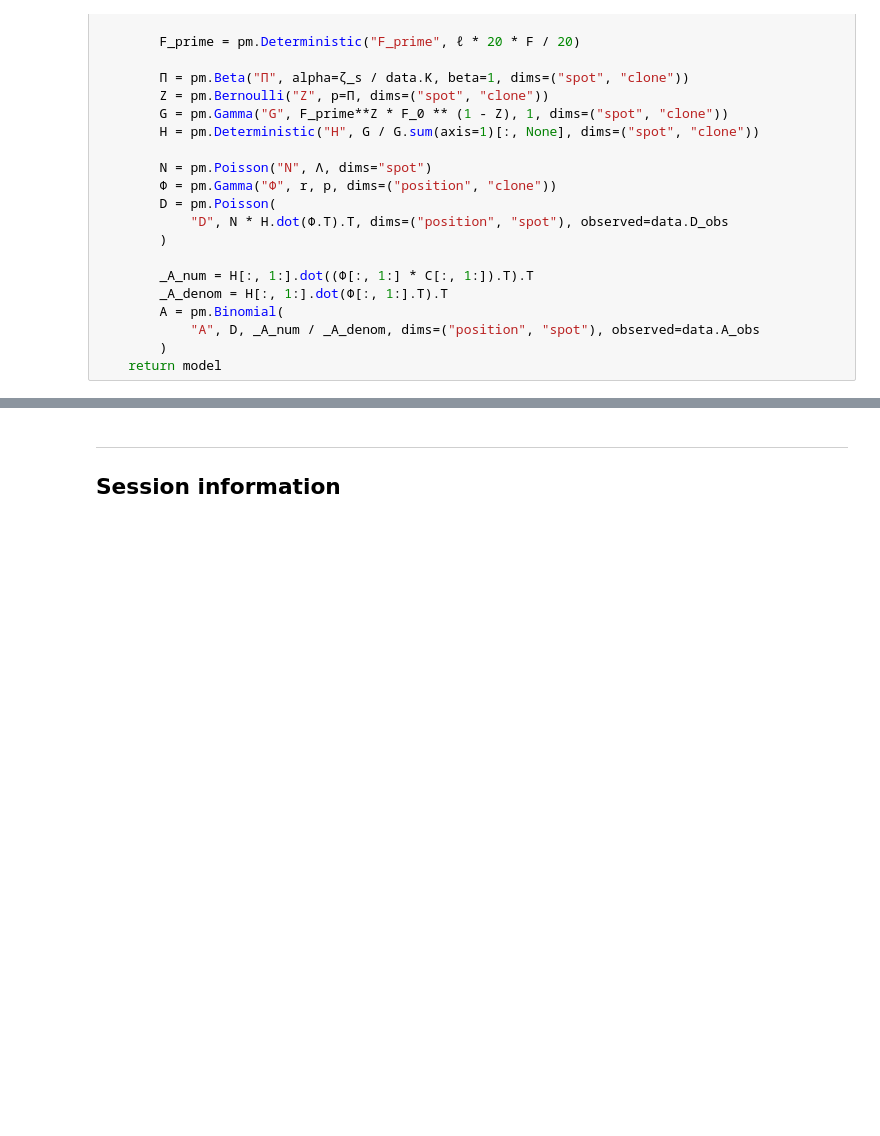
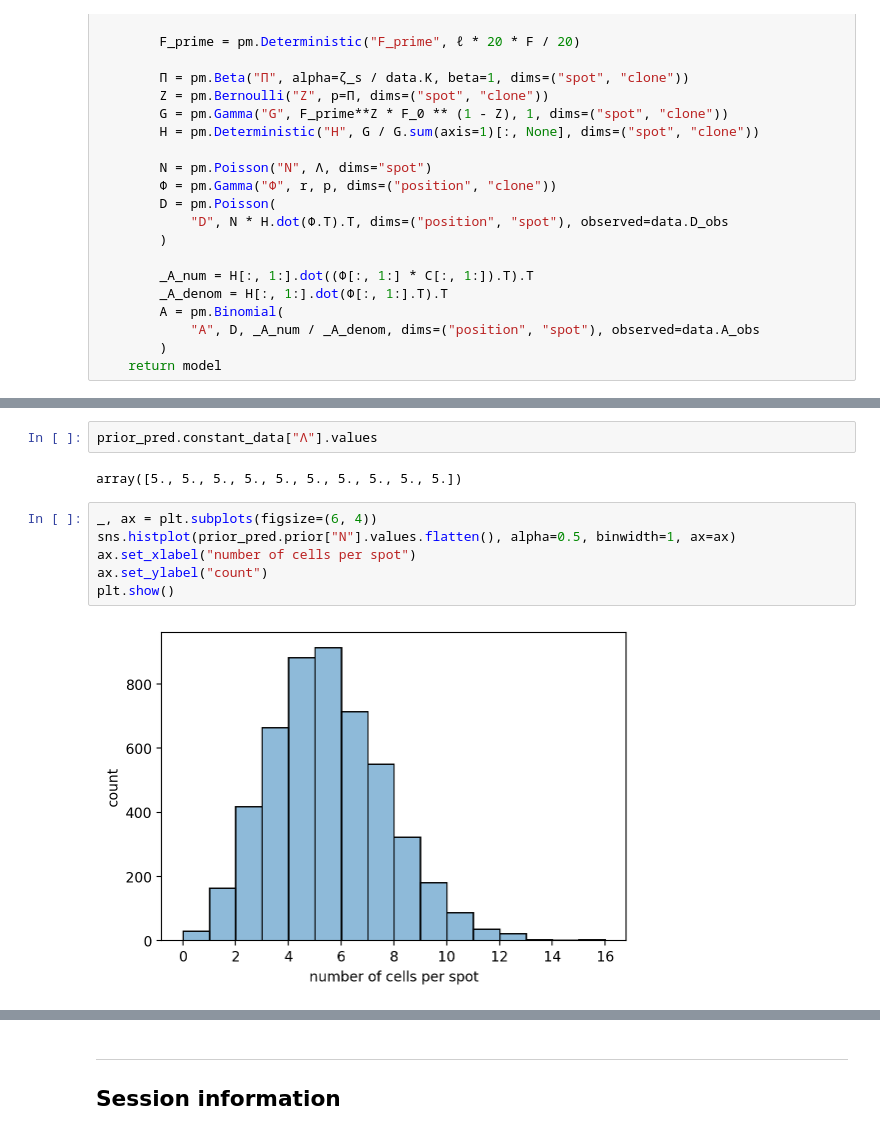
Before and after one commit to jhrcook/pymc-tumoroscope, a Jupyter notebook: tumoroscope.ipynb, the cells around one changed output, grey strips where cells are left out. Cells and saved outputs as stored; diff of their text form; blank space fills up the shorter version.

```diff
--- a/tumoroscope.ipynb
+++ b/tumoroscope.ipynb
@@ -114,2 +140,14 @@ Sampling: [A, D, G, N, Z, Π, Φ]
+# %%
+prior_pred.constant_data["Λ"].values
+# %% [output]
+array([5., 5., 5., 5., 5., 5., 5., 5., 5., 5.])
+# %%
+_, ax = plt.subplots(figsize=(6, 4))
+sns.histplot(prior_pred.prior["N"].values.flatten(), alpha=0.5, binwidth=1, ax=ax)
+ax.set_xlabel("number of cells per spot")
+ax.set_ylabel("count")
+plt.show()
+# %% [output]
+[figure, added]
 # %%
 H_mean = prior_pred.prior["H"].values.squeeze().mean(axis=0)
```
Also changed, not shown: parts of 22 cells of this notebook, 11 other files.
